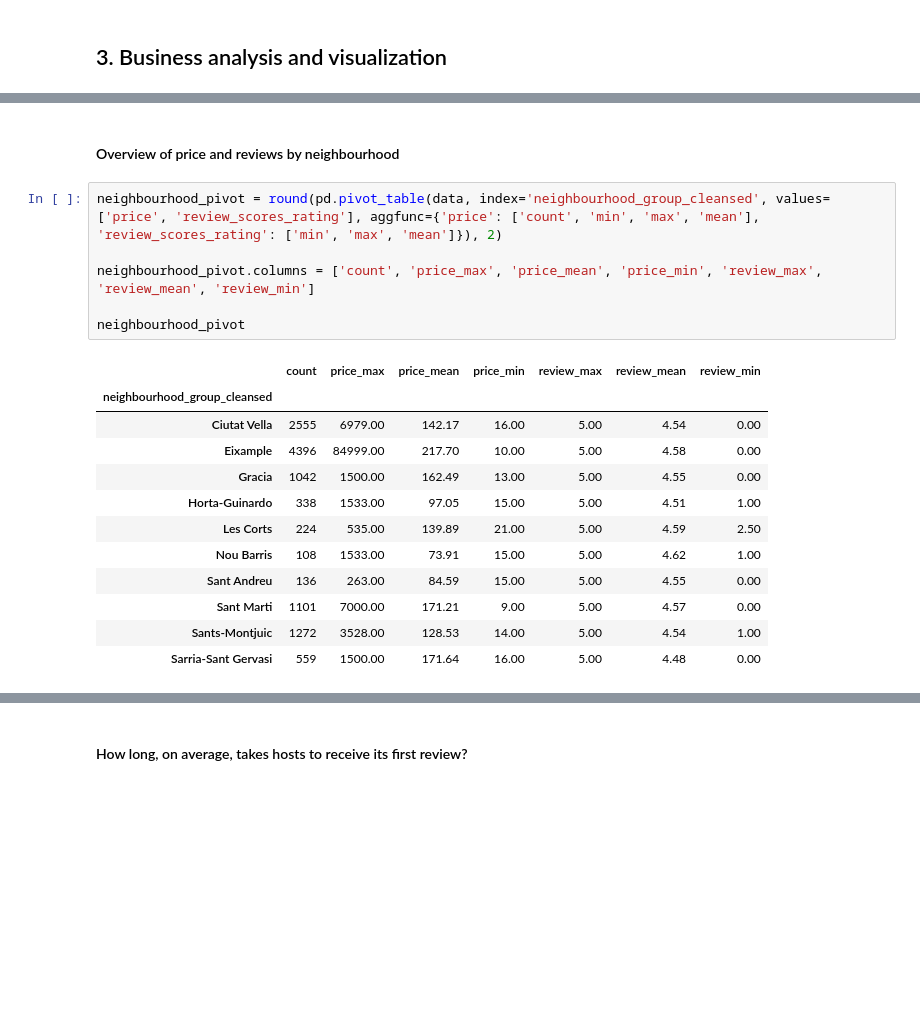
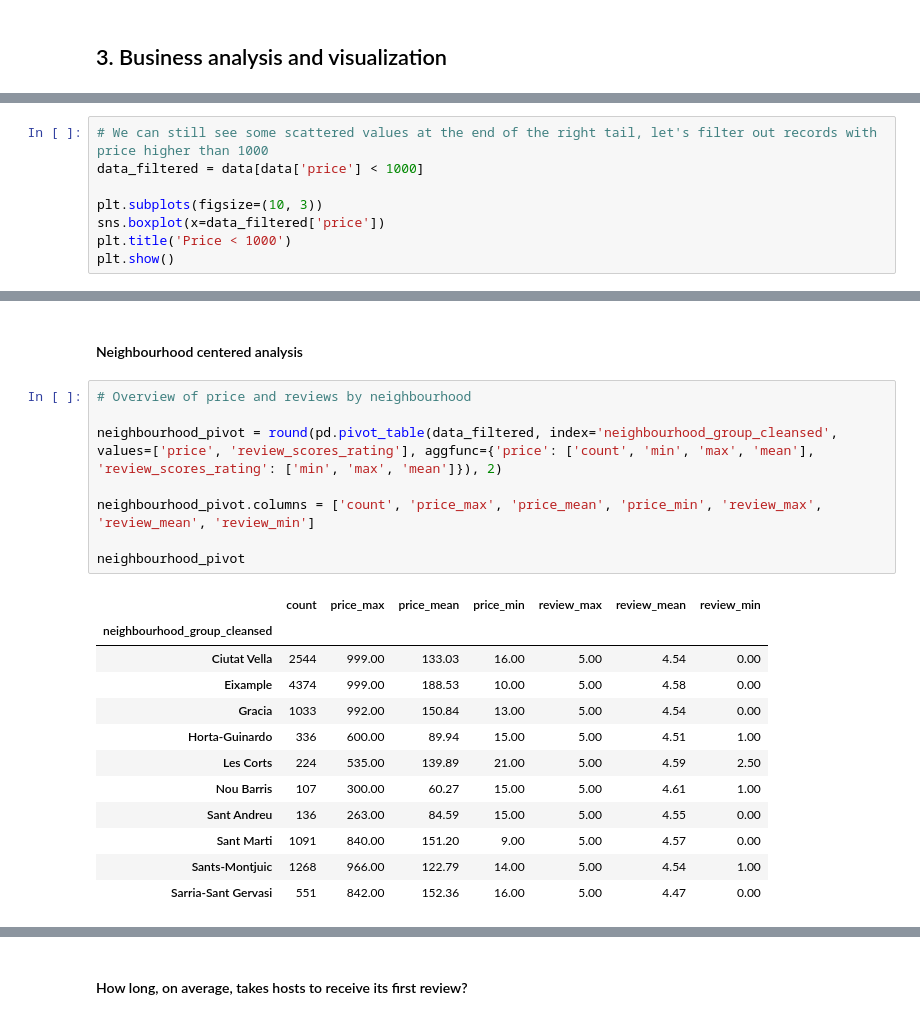
Before and after one commit to joacog86/midprojectlab, a Jupyter notebook: mbproject_analysis.ipynb, the cells around one changed output, grey strips where cells are left out. Drawn from its saved outputs; the diff is of its cells as text; blank space fills up the shorter version.

```diff
--- a/mbproject_analysis.ipynb
+++ b/mbproject_analysis.ipynb
@@ -71,0 +119,8 @@ memory usage: 2.3+ MB
+# %%
+# We can still see some scattered values at the end of the right tail, let's filter out records with price higher than 1000
+data_filtered = data[data['price'] < 1000]
+
+plt.subplots(figsize=(10, 3))
+sns.boxplot(x=data_filtered['price'])
+plt.title('Price < 1000')
+plt.show()
@@ -72,21 +161,23 @@ memory usage: 2.3+ MB
 # %% [markdown]
-#### Overview of price and reviews by neighbourhood
+#### Neighbourhood centered analysis
 # %%
-neighbourhood_pivot = round(pd.pivot_table(data, index='neighbourhood_group_cleansed', values=['price', 'review_scores_rating'], aggfunc={'price': ['count', 'min', 'max', 'mean'], 'review_scores_rating': ['min', 'max', 'mean']}), 2)
+# Overview of price and reviews by neighbourhood
+
+neighbourhood_pivot = round(pd.pivot_table(data_filtered, index='neighbourhood_group_cleansed', values=['price', 'review_scores_rating'], aggfunc={'price': ['count', 'min', 'max', 'mean'], 'review_scores_rating': ['min', 'max', 'mean']}), 2)
 
 neighbourhood_pivot.columns = ['count', 'price_max', 'price_mean', 'price_min', 'review_max', 'review_mean', 'review_min']
 
 neighbourhood_pivot
 # %% [output]
 |  | count | price_max | price_mean | price_min | review_max | review_mean | review_min |
 | neighbourhood_group_cleansed |  |  |  |  |  |  |  |
-| Ciutat Vella | 2555 | 6979.00 | 142.17 | 16.00 | 5.00 | 4.54 | 0.00 |
-| Eixample | 4396 | 84999.00 | 217.70 | 10.00 | 5.00 | 4.58 | 0.00 |
-| Gracia | 1042 | 1500.00 | 162.49 | 13.00 | 5.00 | 4.55 | 0.00 |
-| Horta-Guinardo | 338 | 1533.00 | 97.05 | 15.00 | 5.00 | 4.51 | 1.00 |
+| Ciutat Vella | 2544 | 999.00 | 133.03 | 16.00 | 5.00 | 4.54 | 0.00 |
+| Eixample | 4374 | 999.00 | 188.53 | 10.00 | 5.00 | 4.58 | 0.00 |
+| Gracia | 1033 | 992.00 | 150.84 | 13.00 | 5.00 | 4.54 | 0.00 |
+| Horta-Guinardo | 336 | 600.00 | 89.94 | 15.00 | 5.00 | 4.51 | 1.00 |
 | Les Corts | 224 | 535.00 | 139.89 | 21.00 | 5.00 | 4.59 | 2.50 |
-| Nou Barris | 108 | 1533.00 | 73.91 | 15.00 | 5.00 | 4.62 | 1.00 |
+| Nou Barris | 107 | 300.00 | 60.27 | 15.00 | 5.00 | 4.61 | 1.00 |
 | Sant Andreu | 136 | 263.00 | 84.59 | 15.00 | 5.00 | 4.55 | 0.00 |
-| Sant Marti | 1101 | 7000.00 | 171.21 | 9.00 | 5.00 | 4.57 | 0.00 |
-| Sants-Montjuic | 1272 | 3528.00 | 128.53 | 14.00 | 5.00 | 4.54 | 1.00 |
-| Sarria-Sant Gervasi | 559 | 1500.00 | 171.64 | 16.00 | 5.00 | 4.48 | 0.00 |
+| Sant Marti | 1091 | 840.00 | 151.20 | 9.00 | 5.00 | 4.57 | 0.00 |
+| Sants-Montjuic | 1268 | 966.00 | 122.79 | 14.00 | 5.00 | 4.54 | 1.00 |
+| Sarria-Sant Gervasi | 551 | 842.00 | 152.36 | 16.00 | 5.00 | 4.47 | 0.00 |
```
Also changed, not shown: parts of 48 cells of this notebook, 1 other file.
